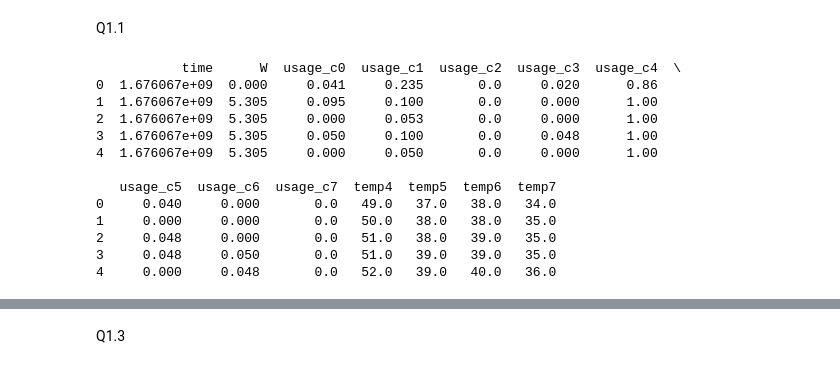
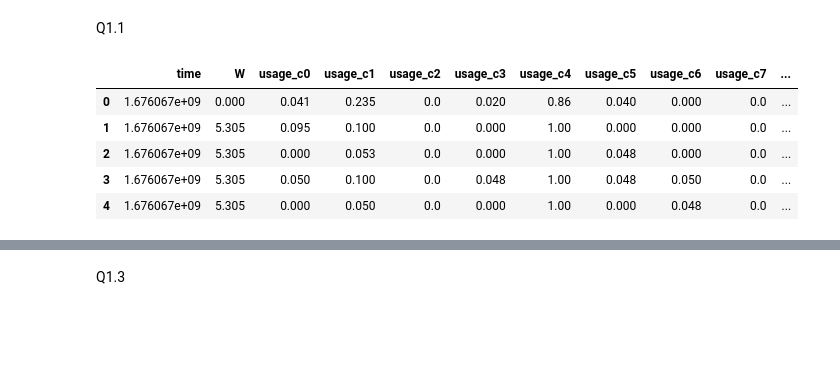
Before and after one commit to babusid/ECE361E, a Jupyter notebook: HW2/notebook/p1.ipynb, the cells around one changed output, grey strips where cells are left out. Cells and saved outputs as stored; diff of their text form; code cells hidden in the pictures; blank space fills up the shorter version.

```diff
--- a/HW2/notebook/p1.ipynb
+++ b/HW2/notebook/p1.ipynb
@@ -3,23 +3,16 @@ Q1.1
 # %%
 # importing the required libraries
 import matplotlib.pyplot as plt
 import numpy as np
 import pandas as pd
+%matplotlib inline
 
 df = pd.read_csv('logs/TPBench_log.csv',index_col=False)
-time = df['time'].to_numpy()
-print(df.head())
+df.head()
 # %% [output]
-           time      W  usage_c0  usage_c1  usage_c2  usage_c3  usage_c4  \
-0  1.676067e+09  0.000     0.041     0.235       0.0     0.020      0.86
-1  1.676067e+09  5.305     0.095     0.100       0.0     0.000      1.00
-2  1.676067e+09  5.305     0.000     0.053       0.0     0.000      1.00
-3  1.676067e+09  5.305     0.050     0.100       0.0     0.048      1.00
-4  1.676067e+09  5.305     0.000     0.050       0.0     0.000      1.00
-
-   usage_c5  usage_c6  usage_c7  temp4  temp5  temp6  temp7
-0     0.040     0.000       0.0   49.0   37.0   38.0   34.0
-1     0.000     0.000       0.0   50.0   38.0   38.0   35.0
-2     0.048     0.000       0.0   51.0   38.0   39.0   35.0
-3     0.048     0.050       0.0   51.0   39.0   39.0   35.0
-4     0.000     0.048       0.0   52.0   39.0   40.0   36.0
+|  | time | W | usage_c0 | usage_c1 | usage_c2 | usage_c3 | usage_c4 | usage_c5 | usage_c6 | usage_c7 | ... |
+| 0 | 1.676067e+09 | 0.000 | 0.041 | 0.235 | 0.0 | 0.020 | 0.86 | 0.040 | 0.000 | 0.0 | ... |
+| 1 | 1.676067e+09 | 5.305 | 0.095 | 0.100 | 0.0 | 0.000 | 1.00 | 0.000 | 0.000 | 0.0 | ... |
+| 2 | 1.676067e+09 | 5.305 | 0.000 | 0.053 | 0.0 | 0.000 | 1.00 | 0.048 | 0.000 | 0.0 | ... |
+| 3 | 1.676067e+09 | 5.305 | 0.050 | 0.100 | 0.0 | 0.048 | 1.00 | 0.048 | 0.050 | 0.0 | ... |
+| 4 | 1.676067e+09 | 5.305 | 0.000 | 0.050 | 0.0 | 0.000 | 1.00 | 0.000 | 0.048 | 0.0 | ... |
```
Also changed, not shown: parts of 5 cells of this notebook, 1 other file.
